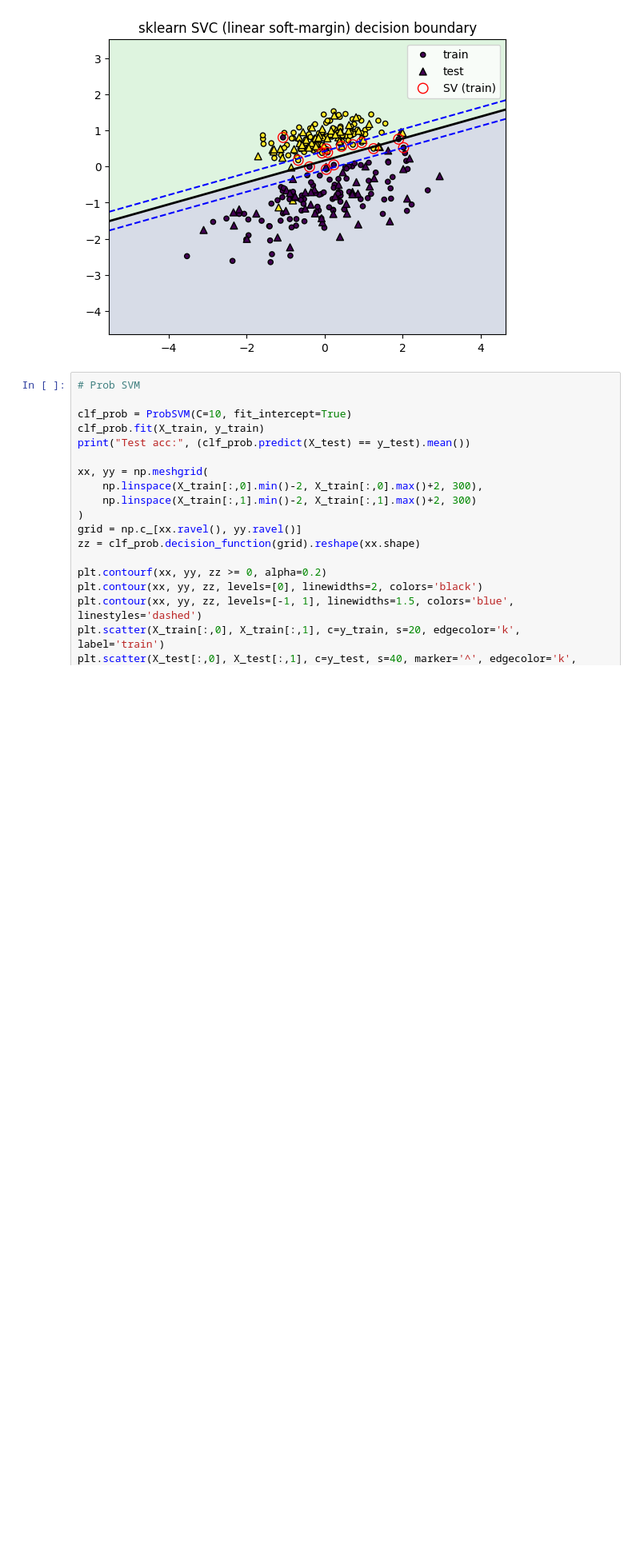
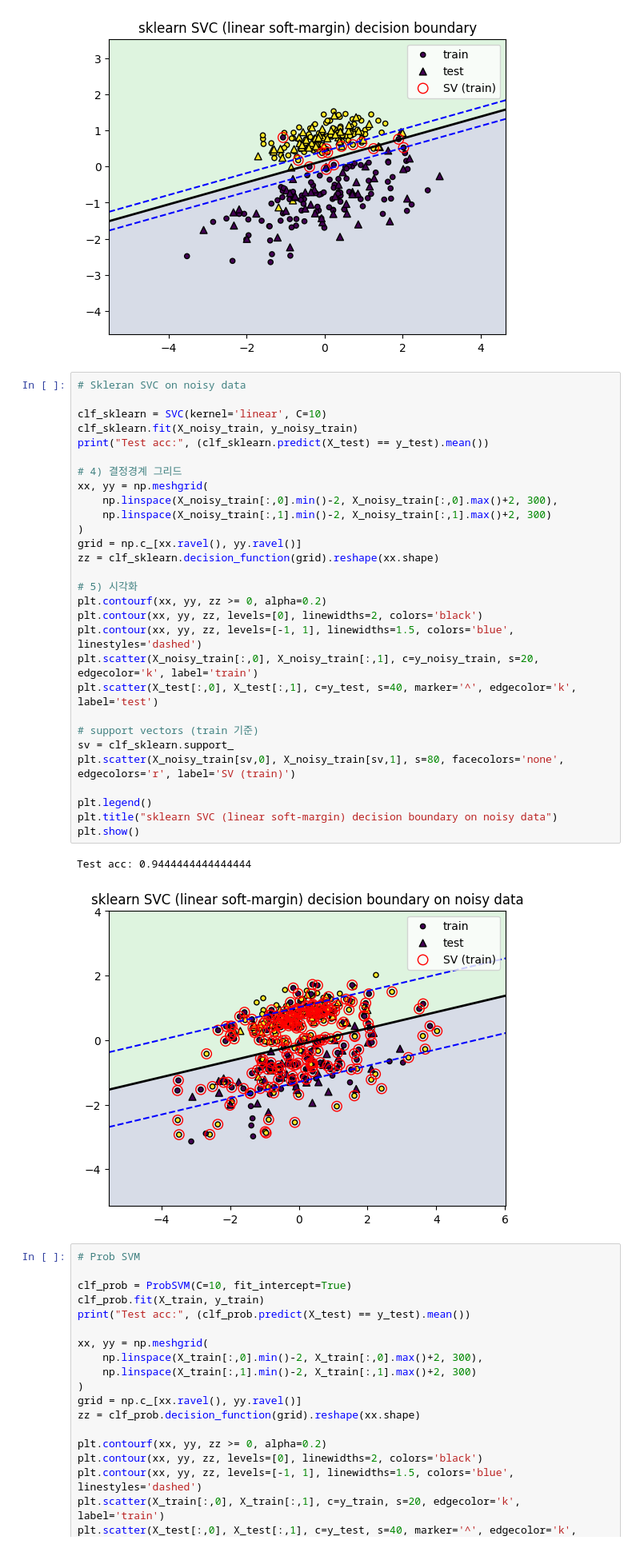
Before and after one commit to ginjae/SKiP, a Jupyter notebook: Naive-SVM.ipynb, the cells around one changed output. Shown at 80% size. Cells and saved outputs as stored; diff of their text form; blank space fills up the shorter version.

```diff
--- a/Naive-SVM.ipynb
+++ b/Naive-SVM.ipynb
@@ -127,6 +165,38 @@ plt.show()
 # %% [output]
 Test acc: 0.9444444444444444
 [figure]
+# %%
+# Skleran SVC on noisy data
+
+clf_sklearn = SVC(kernel='linear', C=10)
+clf_sklearn.fit(X_noisy_train, y_noisy_train)
+print("Test acc:", (clf_sklearn.predict(X_test) == y_test).mean())
+
+# 4) 결정경계 그리드
+xx, yy = np.meshgrid(
+    np.linspace(X_noisy_train[:,0].min()-2, X_noisy_train[:,0].max()+2, 300),
+    np.linspace(X_noisy_train[:,1].min()-2, X_noisy_train[:,1].max()+2, 300)
+)
+grid = np.c_[xx.ravel(), yy.ravel()]
+zz = clf_sklearn.decision_function(grid).reshape(xx.shape)
+
+# 5) 시각화
+plt.contourf(xx, yy, zz >= 0, alpha=0.2)
+plt.contour(xx, yy, zz, levels=[0], linewidths=2, colors='black')
+plt.contour(xx, yy, zz, levels=[-1, 1], linewidths=1.5, colors='blue', linestyles='dashed')
+plt.scatter(X_noisy_train[:,0], X_noisy_train[:,1], c=y_noisy_train, s=20, edgecolor='k', label='train')
+plt.scatter(X_test[:,0], X_test[:,1], c=y_test, s=40, marker='^', edgecolor='k', label='test')
+
+# support vectors (train 기준)
+sv = clf_sklearn.support_
+plt.scatter(X_noisy_train[sv,0], X_noisy_train[sv,1], s=80, facecolors='none', edgecolors='r', label='SV (train)')
+
+plt.legend()
+plt.title("sklearn SVC (linear soft-margin) decision boundary on noisy data")
+plt.show()
+# %% [output]
+Test acc: 0.9444444444444444
+[figure, added]
 # %%
 # Prob SVM
 
```
Also changed, not shown: parts of 10 cells of this notebook, 1 other file.
